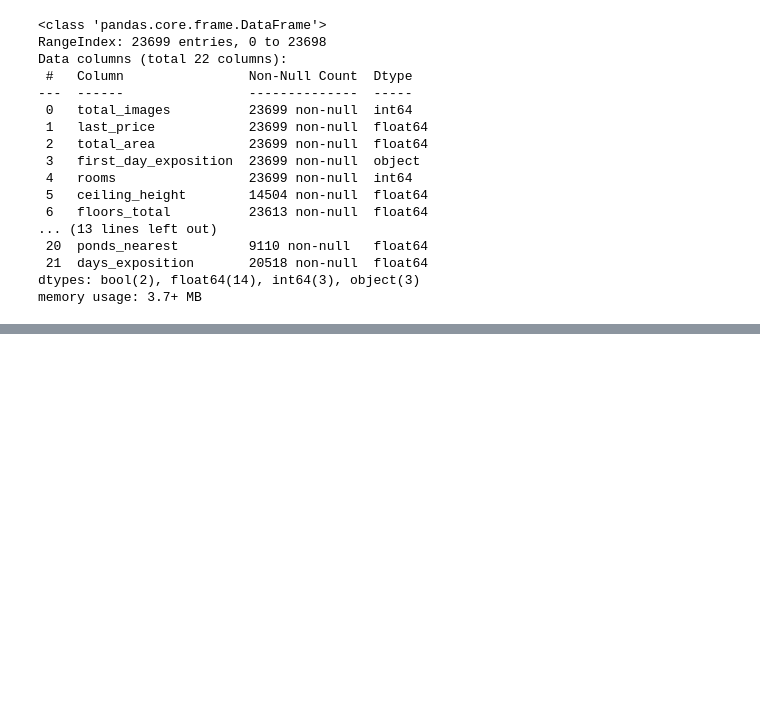
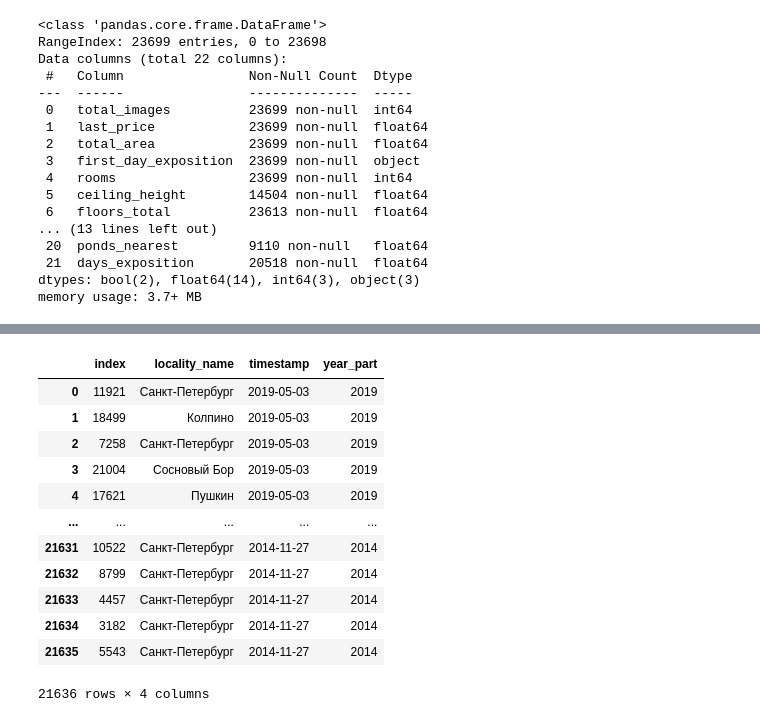
Before and after one commit to gleb-pan/data-analytics-decode, a Jupyter notebook: Submissions/Final_project.ipynb, the cells around one changed output, grey strips where cells are left out. Cells and saved outputs as stored; diff of their text form; code cells hidden in the pictures; blank space fills up the shorter version.

```diff
--- a/Submissions/Final_project.ipynb
+++ b/Submissions/Final_project.ipynb
@@ -114,0 +205,16 @@ memory usage: 3.7+ MB
+# %%
+dates # тут легко можно увидеть что объявления из датафрейма были опубликованы в периоде с 2014 по 2019 года
+# %% [output]
+|  | index | locality_name | timestamp | year_part |
+| 0 | 11921 | Санкт-Петербург | 2019-05-03 | 2019 |
+| 1 | 18499 | Колпино | 2019-05-03 | 2019 |
+| 2 | 7258 | Санкт-Петербург | 2019-05-03 | 2019 |
+| 3 | 21004 | Сосновый Бор | 2019-05-03 | 2019 |
+| 4 | 17621 | Пушкин | 2019-05-03 | 2019 |
+| ... | ... | ... | ... | ... |
+| 21631 | 10522 | Санкт-Петербург | 2014-11-27 | 2014 |
+| 21632 | 8799 | Санкт-Петербург | 2014-11-27 | 2014 |
+| 21633 | 4457 | Санкт-Петербург | 2014-11-27 | 2014 |
+| 21634 | 3182 | Санкт-Петербург | 2014-11-27 | 2014 |
+| 21635 | 5543 | Санкт-Петербург | 2014-11-27 | 2014 |
+21636 rows × 4 columns
```
Also changed, not shown: parts of 11 cells of this notebook.
